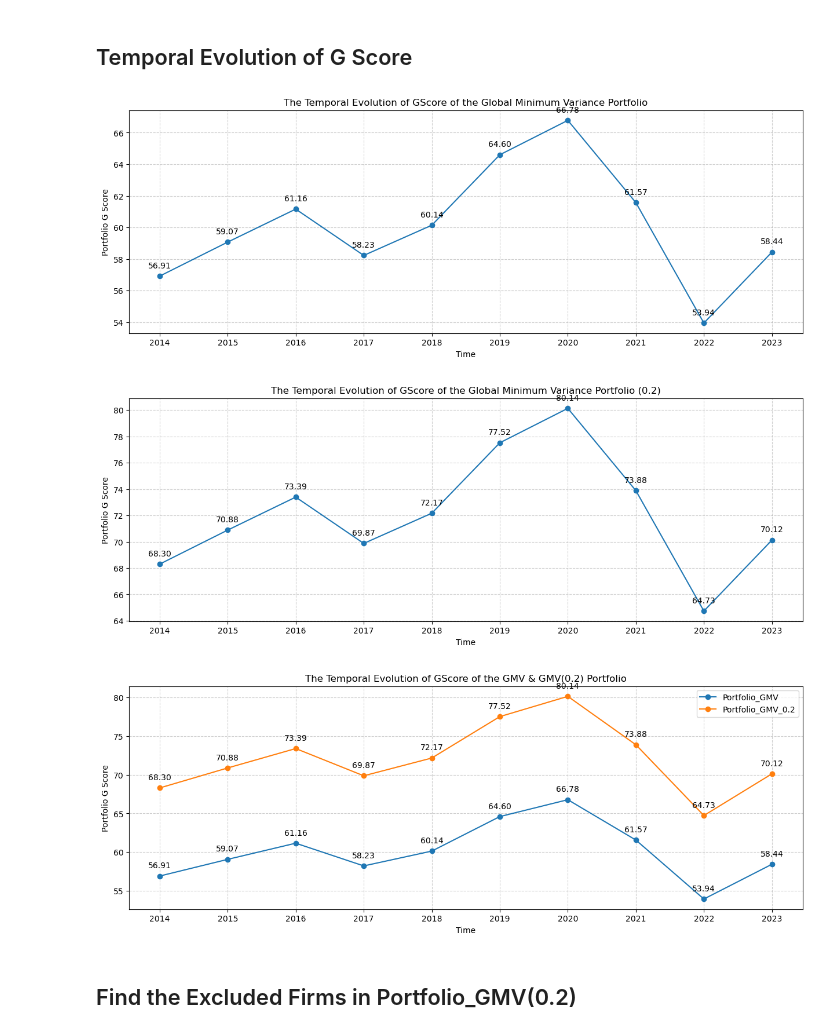
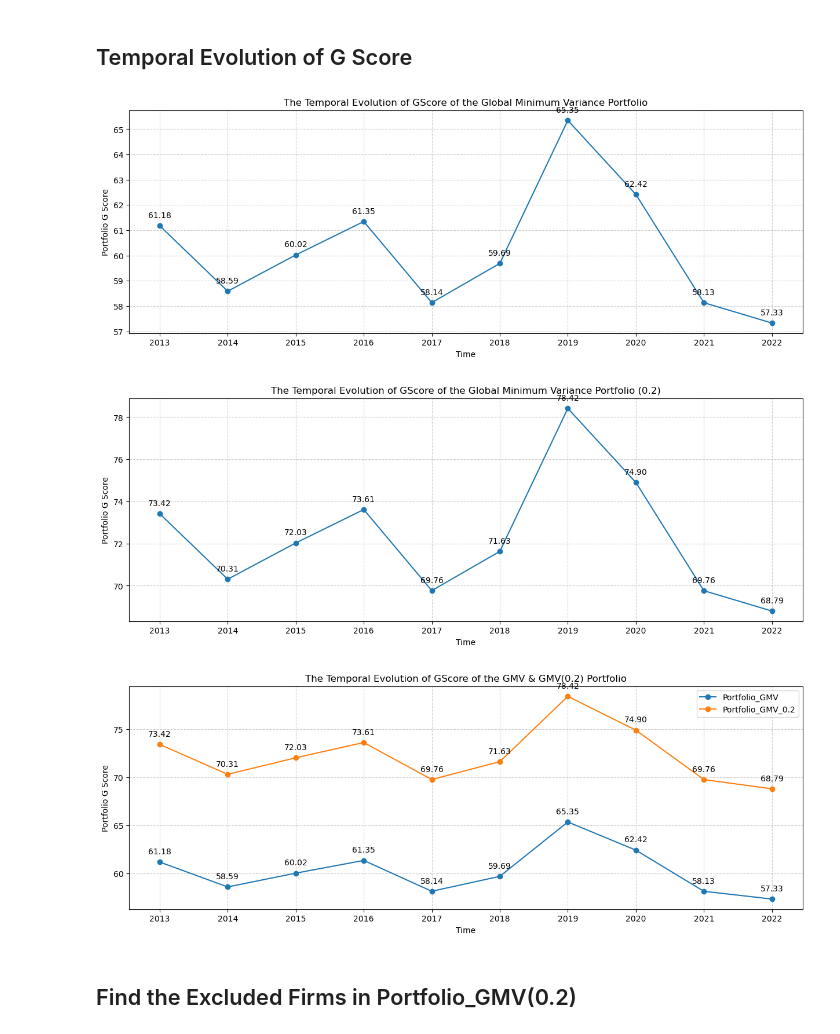
Before and after one commit to youli99/S-E-Finance, a Jupyter notebook: HW2.ipynb, the cells around one changed output. Drawn from its saved outputs; the diff is of its cells as text; code cells hidden in the pictures.

Commit message:
Change the variable timing in the optimizations & add extra tests

```diff
--- a/HW2.ipynb
+++ b/HW2.ipynb
@@ -224,7 +224,8 @@ np.isinf(GScore_9923).sum().sum()
  int]
 # %%
 # extract 2014-2023
-GScore_1423 = GScore_9923[[i for i in range(2014,2024)]]
+GScore_1423 = GScore_9923[[i for i in range(2014, 2024)]]
+GScore_1322 = GScore_9923[[i for i in range(2013, 2023)]]
 
-GScore_1423
+GScore_1322
 # %% [output]
@@ -1098,15 +1099,16 @@ weights_gmv_y = []
 for i in range(0, 10):
     w = weights_gmv[i * 12]
     weights_gmv_y.append(w) # extract the yearly weights from monthly weights
-    GScore_gmv.append((w @ GScore_1423.iloc[:, i])[0])
+    GScore_gmv.append((w @ GScore_1322.iloc[:, i])[0])
+    # Weights are calculated at the end of Y-1 for year Y. Gscore is extracted from end of year Y-1.
 
 # plot the temporal evolution
-GScore_gmv_addtime = pd.DataFrame([GScore_gmv], columns=GScore_1423.columns)
+GScore_gmv_addtime = pd.DataFrame([GScore_gmv], columns=GScore_1322.columns)
 
 plt.figure(figsize=(15, 5))
 plt.plot(GScore_gmv, 'o-')
 plt.title('The Temporal Evolution of GScore of the Global Minimum Variance Portfolio')
-plt.xticks(ticks=range(10), labels=range(2014, 2024))
+plt.xticks(ticks=range(10), labels=range(2013, 2023))
 plt.xlabel("Time")
 plt.ylabel("Portfolio G Score")
 plt.grid(True, linestyle="--", alpha=0.6)
@@ -1114,7 +1116,7 @@ for i, value in enumerate(GScore_gmv):
     plt.annotate(f'{value:.2f}', (i, value), textcoords="offset points", xytext=(0,10), ha='center')
 plt.show()
 # %% [output]
-[figure, old version]
+[figure, new version]
 # %%
 # reallocate the portfolio composition to improve GScore by 20%
 start_index2 =[i for i in range(0, 109, 12)]
@@ -1130,7 +1132,7 @@ for start in start_index2:
     objective_rw_improved = cp.Minimize(cp.quad_form(alpha_df, cov_df_fixed))
     constraints_rw_improved = [cp.sum(alpha_df) == 1,
                                alpha_df >= 0,
-                               (alpha_df.T @ GScore_1423.iloc[:, start // 12 ])[0] >= GScore_gmv[start // 12] * 1.2]
+                               (alpha_df.T @ GScore_1322.iloc[:, start // 12 ])[0] >= GScore_gmv[start // 12] * 1.2]
 
     prob_rw_improved = cp.Problem(objective_rw_improved, constraints_rw_improved)
     prob_rw_improved.solve(solver=cp.GUROBI)
@@ -1160,15 +1162,15 @@ weights_gmv_y_improved = []
 for i in range(0, 10):
     w = weights_gmv_improved[i * 12]
     weights_gmv_y_improved.append(w) # extract the yearly weights from monthly weights
-    GScore_gmv_improved.append((w @ GScore_1423.iloc[:, i])[0])
+    GScore_gmv_improved.append((w @ GScore_1322.iloc[:, i])[0])
 
 # plot the temporal evolution
-GScore_gmv_improved_addtime = pd.DataFrame([GScore_gmv_improved], columns=GScore_1423.columns)
+GScore_gmv_improved_addtime = pd.DataFrame([GScore_gmv_improved], columns=GScore_1322.columns)
 
 plt.figure(figsize=(15, 5))
 plt.plot(GScore_gmv_improved, 'o-')
 plt.title('The Temporal Evolution of GScore of the Global Minimum Variance Portfolio (0.2)')
-plt.xticks(ticks=range(10), labels=range(2014, 2024))
+plt.xticks(ticks=range(10), labels=range(2013, 2023))
 plt.xlabel("Time")
 plt.ylabel("Portfolio G Score")
 plt.grid(True, linestyle="--", alpha=0.6)
@@ -1176,25 +1178,25 @@ for i, value in enumerate(GScore_gmv_improved):
     plt.annotate(f'{value:.2f}', (i, value), textcoords="offset points", xytext=(0,10), ha='center')
 plt.show()
 # %% [output]
-[figure, old version]
+[figure, new version]
 # %%
 # comparison
 plt.figure(figsize=(15, 5))
 plt.plot(GScore_gmv, 'o-', label="Portfolio_GMV")
 plt.plot(GScore_gmv_improved, 'o-', label="Portfolio_GMV_0.2")
 plt.title('The Temporal Evolution of GScore of the GMV & GMV(0.2) Portfolio')
-plt.xticks(ticks=range(10), labels=range(2014, 2024))
+plt.xticks(ticks=range(10), labels=range(2013, 2023))
 plt.xlabel("Time")
 plt.ylabel("Portfolio G Score")
 plt.grid(True, linestyle="--", alpha=0.6)
 for i, value in enumerate(GScore_gmv):
     plt.annotate(f'{value:.2f}', (i, value), textcoords="offset points", xytext=(0,10), ha='center')
 for i, value in enumerate(GScore_gmv_improved):
     plt.annotate(f'{value:.2f}', (i, value), textcoords="offset points", xytext=(0,10), ha='center')
 plt.legend()
 plt.show()
 # %% [output]
-[figure, old version]
+[figure, new version]
 # %% [markdown]
 ## Find the Excluded Firms in Portfolio_GMV(0.2)
 # %%
```
Also changed, not shown: parts of 26 cells of this notebook.
